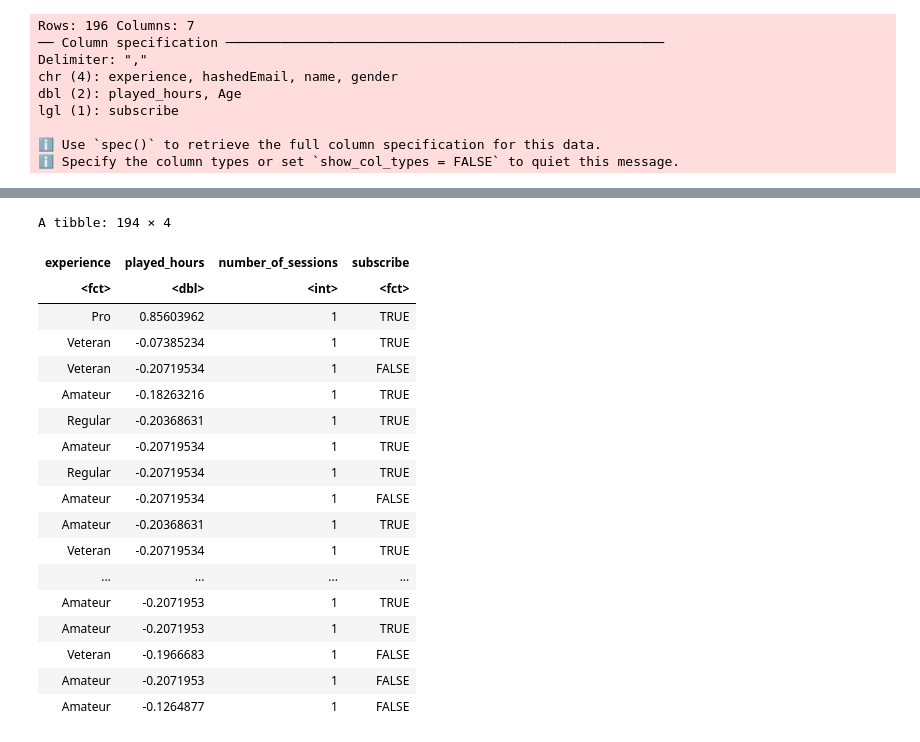
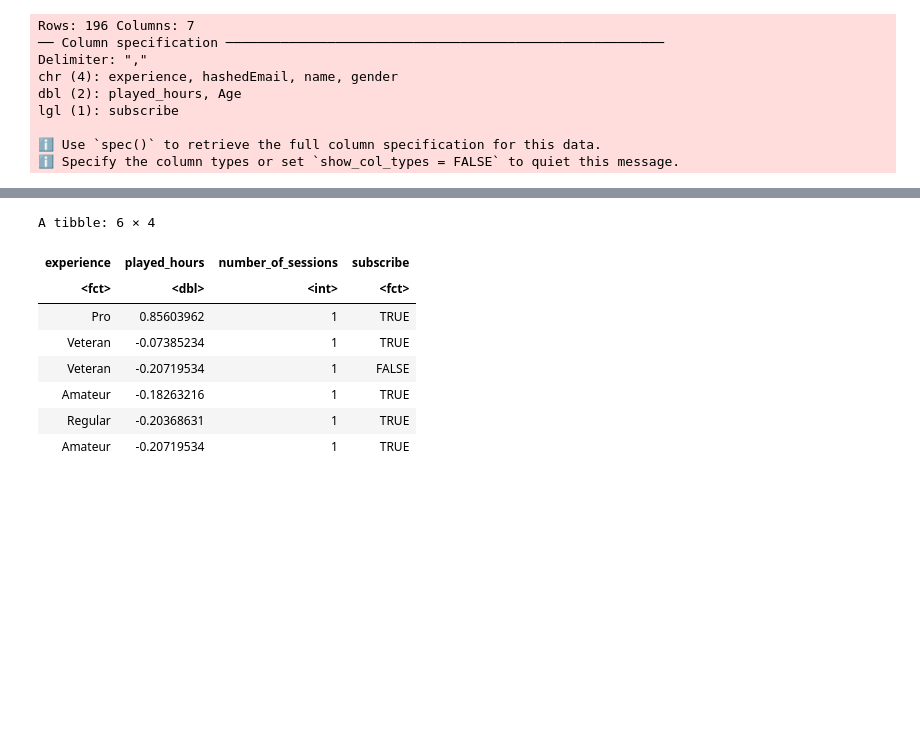
Before and after one commit to jmitra05/dsci-100-2024w2-group-003, a Jupyter notebook: project.ipynb, the cells around one changed output, grey strips where cells are left out. Drawn from its saved outputs; the diff is of its cells as text; code cells hidden in the pictures; blank space fills up the shorter version.

```diff
--- a/project.ipynb
+++ b/project.ipynb
@@ -22,6 +22,6 @@ lgl (1): subscribe
 players_cleaned <- players |> filter(!is.na(experience), !is.na(subscribe), !is.na(hashedEmail), !is.na(played_hours), !is.na(name), !is.na(gender), !is.na(Age))
 # %%
 player_sessions <- players_cleaned |> group_by(hashedEmail) |> summarize(number_of_sessions = n(), .groups = "drop")
-player_combined <- players_cleaned |> left_join (player_sessions, by = "hashedEmail") |> filter (!is.na(number_of_sessions)) |> select(experience, subscribe, played_hours, number_of_sessions) |> mutate(experience = as.factor(experience), subscribe = as.factor(subscribe))
-head(player_combined)
+player_combined <- players_cleaned |> left_join (player_sessions, by = "hashedEmail") |> filter (!played_hours == 0) |> select(experience, subscribe, played_hours, number_of_sessions) |> mutate(experience = as.factor(experience), subscribe = as.factor(subscribe))
+player_combined
 # %% [output]
@@ -37,27 +89,17 @@ A tibble: 6 × 4
 # %%
 knn_spec <- nearest_neighbor(weight_func = "rectangular", neighbors = 5) |> set_engine("kknn") |> set_mode("classification")
 knn_fit <- knn_spec |> fit(subscribe ~ experience + played_hours + number_of_sessions, data = player_combined)
 player_recipe <- recipe(subscribe ~ experience + played_hours + number_of_sessions, data = player_combined) |> step_scale(played_hours)|>
 step_center(played_hours) |> prep()
 scaled_player <- bake(player_recipe, player_combined)
-scaled_player
+head(scaled_player)
 # %% [output]
-A tibble: 194 × 4
+A tibble: 6 × 4
 | experience | played_hours | number_of_sessions | subscribe |
 | <fct> | <dbl> | <int> | <fct> |
 | Pro | 0.85603962 | 1 | TRUE |
 | Veteran | -0.07385234 | 1 | TRUE |
 | Veteran | -0.20719534 | 1 | FALSE |
 | Amateur | -0.18263216 | 1 | TRUE |
 | Regular | -0.20368631 | 1 | TRUE |
 | Amateur | -0.20719534 | 1 | TRUE |
-| Regular | -0.20719534 | 1 | TRUE |
-| Amateur | -0.20719534 | 1 | FALSE |
-| Amateur | -0.20368631 | 1 | TRUE |
-| Veteran | -0.20719534 | 1 | TRUE |
-| ... | ... | ... | ... |
-| Amateur | -0.2071953 | 1 | TRUE |
-| Amateur | -0.2071953 | 1 | TRUE |
-| Veteran | -0.1966683 | 1 | FALSE |
-| Amateur | -0.2071953 | 1 | FALSE |
-| Amateur | -0.1264877 | 1 | FALSE |
```
Also changed, not shown: parts of 1 cell of this notebook.
